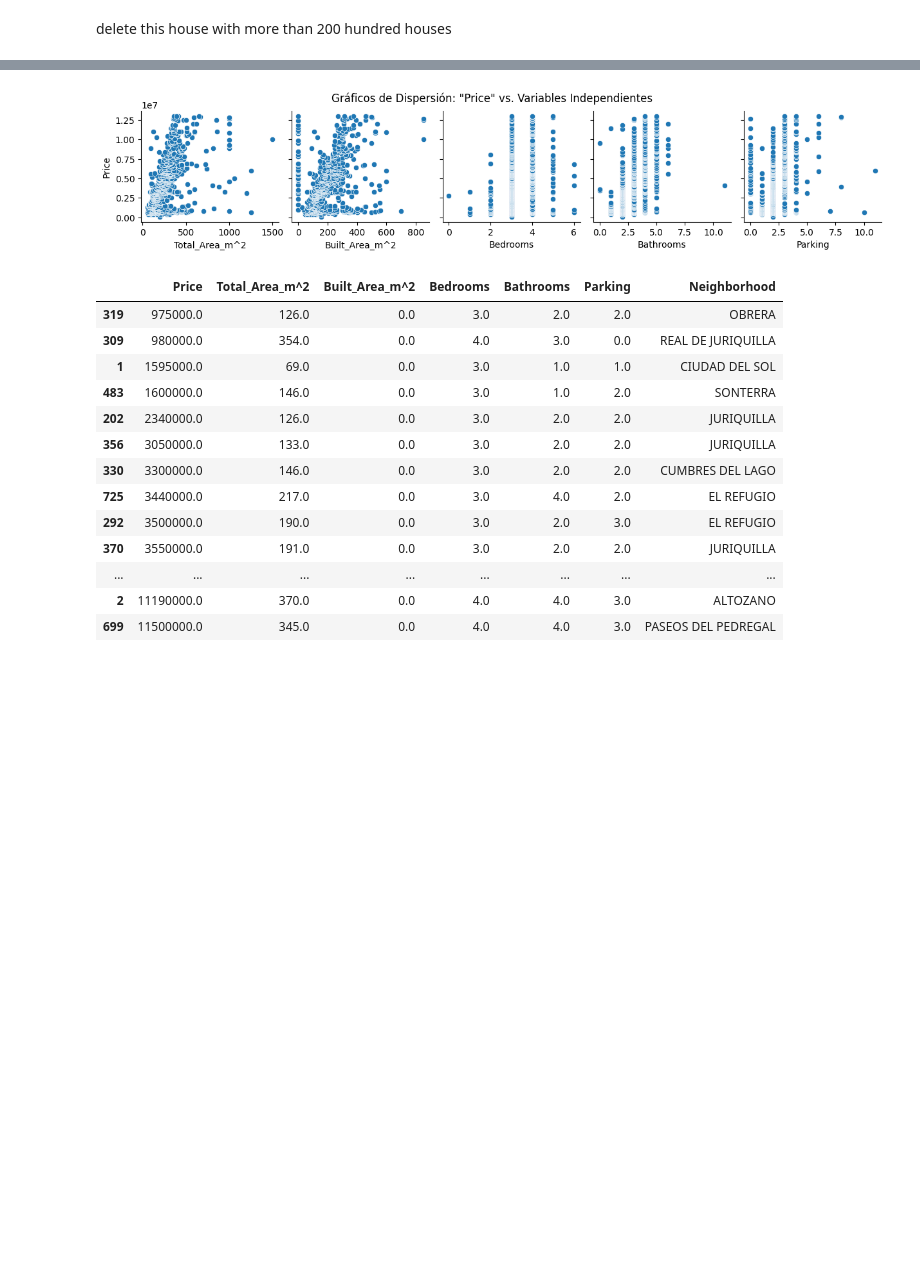
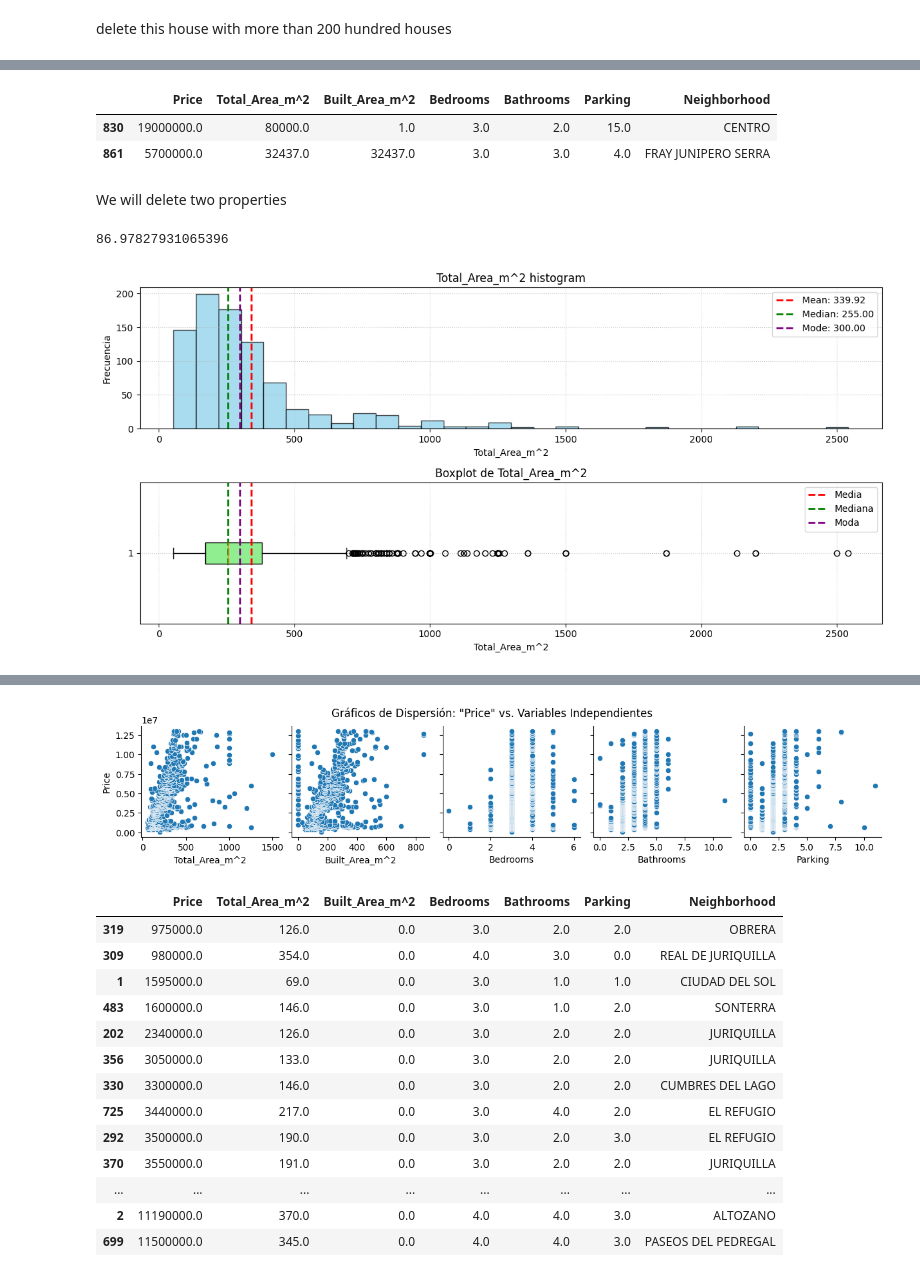
Before and after one commit to GerYar/WebscrapingHousing, a Jupyter notebook: EDA.ipynb, the cells around one changed output, grey strips where cells are left out. Drawn from its saved outputs; the diff is of its cells as text; code cells hidden in the pictures; blank space fills up the shorter version.

```diff
--- a/EDA.ipynb
+++ b/EDA.ipynb
@@ -188,0 +174,15 @@ So we can see that between Median and Mode we have one million of difference, we
+# %%
+df[df['Total_Area_m^2']>30000]
+# %% [output]
+|  | Price | Total_Area_m^2 | Built_Area_m^2 | Bedrooms | Bathrooms | Parking | Neighborhood |
+| 830 | 19000000.0 | 80000.0 | 1.0 | 3.0 | 2.0 | 15.0 | CENTRO |
+| 861 | 5700000.0 | 32437.0 | 32437.0 | 3.0 | 3.0 | 4.0 | FRAY JUNIPERO SERRA |
+# %% [markdown]
+We will delete two properties
+# %%
+df = df[df['Total_Area_m^2']<30000]
+# Histogran and boxplot of an independent variable
+hist_boxplot(df,'Total_Area_m^2')
+# %% [output]
+86.97827931065396
+[figure, added]
```
Also changed, not shown: parts of 32 cells of this notebook, 1 other file.
